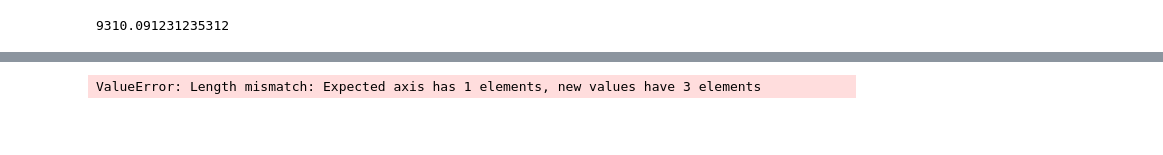
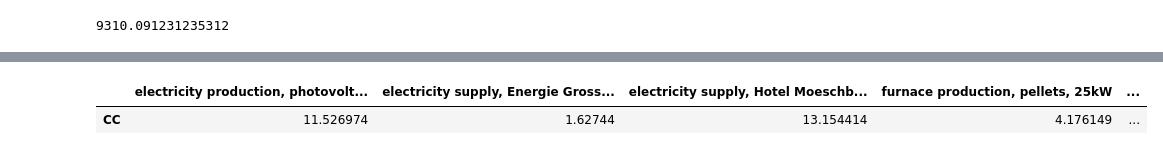
Before and after one commit to tyrael147/moeschpond, a Jupyter notebook: Test.ipynb, the cells around one changed output, grey strips where cells are left out. Drawn from its saved outputs; the diff is of its cells as text; code cells hidden in the pictures; blank space fills up the shorter version.

```diff
--- a/Test.ipynb
+++ b/Test.ipynb
@@ -243,7 +187,7 @@ name_CC,share_CC=fraction_scoreLCA(name_CC, share_CC,fu,ipcc,amount=1, level=0,
-# %%
-res_CC=pd.DataFrame(columns=name_CC,data=np.array(share_CC)[np.newaxis]).sort_index(axis=1) #newaxis oermet de transformer un vecteur ligne en colonne
-res_CC.index=str(ipcc)
-# %% [output]
-ValueError: Length mismatch: Expected axis has 1 elements, new values have 3 elements
+# %%
+res_CC
+# %% [output]
+|  | electricity production, photovolt... | electricity supply, Energie Gross... | electricity supply, Hotel Moeschb... | furnace production, pellets, 25kW | ... |
+| CC | 11.526974 | 1.62744 | 13.154414 | 4.176149 | ... |
 # %%
 import matplotlib.pyplot as plt
```
Also changed, not shown: parts of 11 cells of this notebook, 5 other files.
